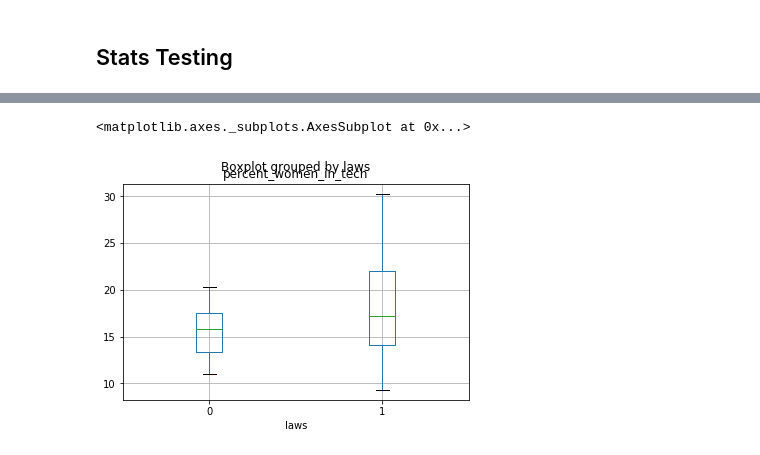
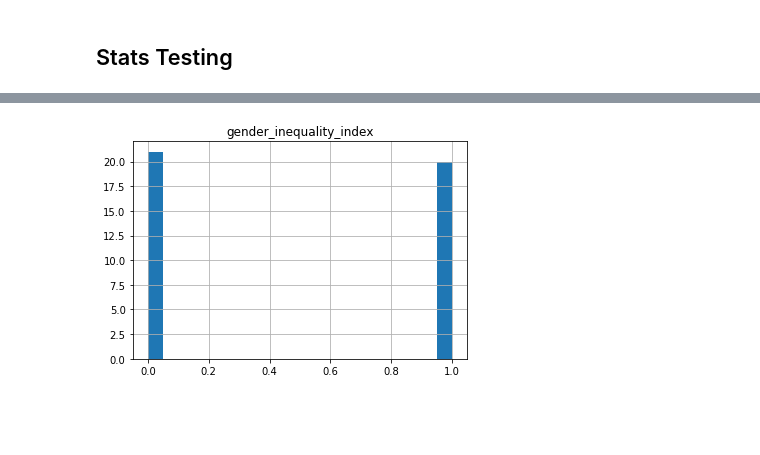
Before and after one commit to jmsmdy/gender-and-tech, a Jupyter notebook: Statistical Analysis.ipynb, the cells around one changed output, grey strips where cells are left out. Cells and saved outputs as stored; diff of their text form; code cells hidden in the pictures; blank space fills up the shorter version.

```diff
--- a/Statistical Analysis.ipynb
+++ b/Statistical Analysis.ipynb
@@ -85,3 +155,5 @@ df1.boxplot('percent_women_in_tech', by='laws')
+# %%
+med = gend_df['gender_inequality_index'].median()
 # %%
-df1_cat = df1
-df1_cat['laws'] = df1['laws'].apply(lambda x: 1 if x > 5 else 0)
+gend_df['gender_inequality_index'] = \
+    gend_df['gender_inequality_index'].apply(lambda x: 1 if x> med else 0)
@@ -137,6 +160,4 @@ df2.boxplot('percent_difference_of_women_in_workforce_and_women_in_tech', by='la
-# %%
-import matplotlib.pyplot as plt
-df1.boxplot('percent_women_in_tech', by='laws')
-# %% [output]
-<matplotlib.axes._subplots.AxesSubplot at 0x...>
-[figure, removed]
+# %%
+gend_df.hist('gender_inequality_index', bins = 20);
+# %% [output]
+[figure, added]
```
Also changed, not shown: parts of 23 cells of this notebook, 1 other file.
